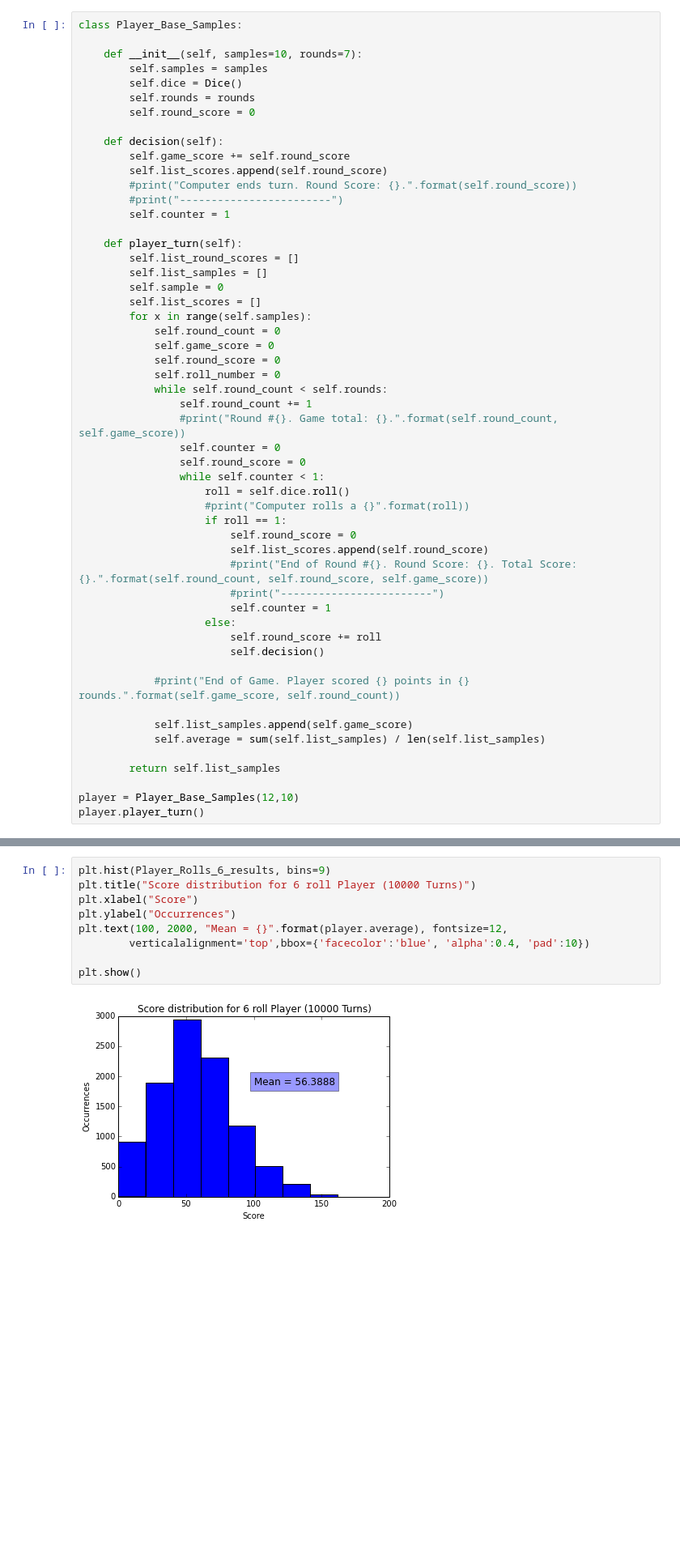
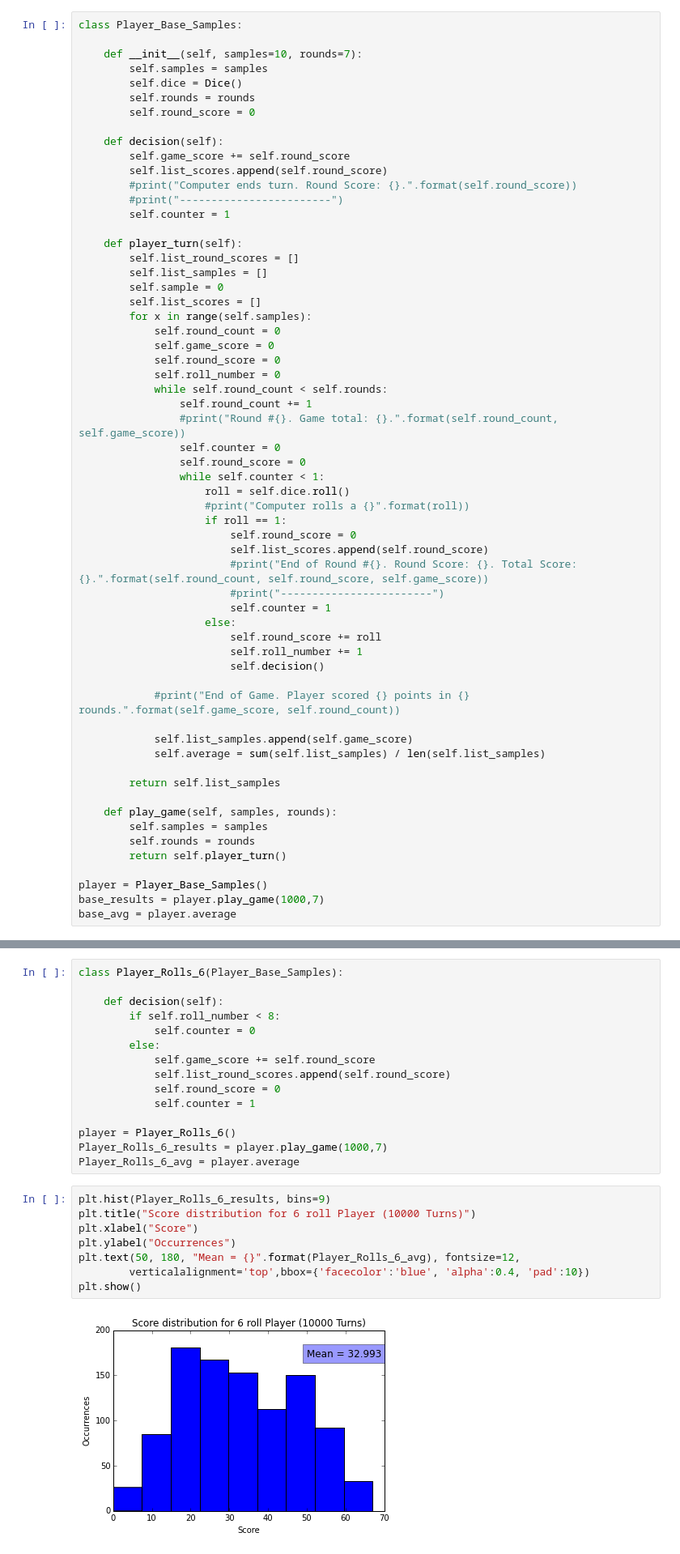
Before and after one commit to tiy-gvl-python-2015-09/ultimate-pig, a Jupyter notebook: Ultimate Pig with Inheritance.ipynb, the cells around one changed output, grey strips where cells are left out. Shown: that part at 81% size. Cells and saved outputs as stored; diff of their text form; blank space fills up the shorter version.

```diff
--- a/Ultimate Pig with Inheritance.ipynb
+++ b/Ultimate Pig with Inheritance.ipynb
@@ -113,6 +113,7 @@ class Player_Base_Samples:
                         self.counter = 1
                     else:
                         self.round_score += roll
+                        self.roll_number += 1
                         self.decision()
 
             #print("End of Game. Player scored {} points in {} rounds.".format(self.game_score, self.round_count))
@@ -122,5 +123,11 @@ class Player_Base_Samples:
 
         return self.list_samples
 
-player = Player_Base_Samples(12,10)
-player.player_turn()
+    def play_game(self, samples, rounds):
+        self.samples = samples
+        self.rounds = rounds
+        return self.player_turn()
+
+player = Player_Base_Samples()
+base_results = player.play_game(1000,7)
+base_avg = player.average
@@ -643,11 +338,25 @@ player.average
+# %%
+class Player_Rolls_6(Player_Base_Samples):
+
+    def decision(self):
+        if self.roll_number < 8:
+            self.counter = 0
+        else:
+            self.game_score += self.round_score
+            self.list_round_scores.append(self.round_score)
+            self.round_score = 0
+            self.counter = 1
+
+player = Player_Rolls_6()
+Player_Rolls_6_results = player.play_game(1000,7)
+Player_Rolls_6_avg = player.average
 # %%
 plt.hist(Player_Rolls_6_results, bins=9)
 plt.title("Score distribution for 6 roll Player (10000 Turns)")
 plt.xlabel("Score")
 plt.ylabel("Occurrences")
-plt.text(100, 2000, "Mean = {}".format(player.average), fontsize=12,
+plt.text(50, 180, "Mean = {}".format(Player_Rolls_6_avg), fontsize=12,
         verticalalignment='top',bbox={'facecolor':'blue', 'alpha':0.4, 'pad':10})
-
 plt.show()
 # %% [output]
-[figure, old version]
+[figure, new version]
```
Also changed, not shown: parts of 30 cells of this notebook.
